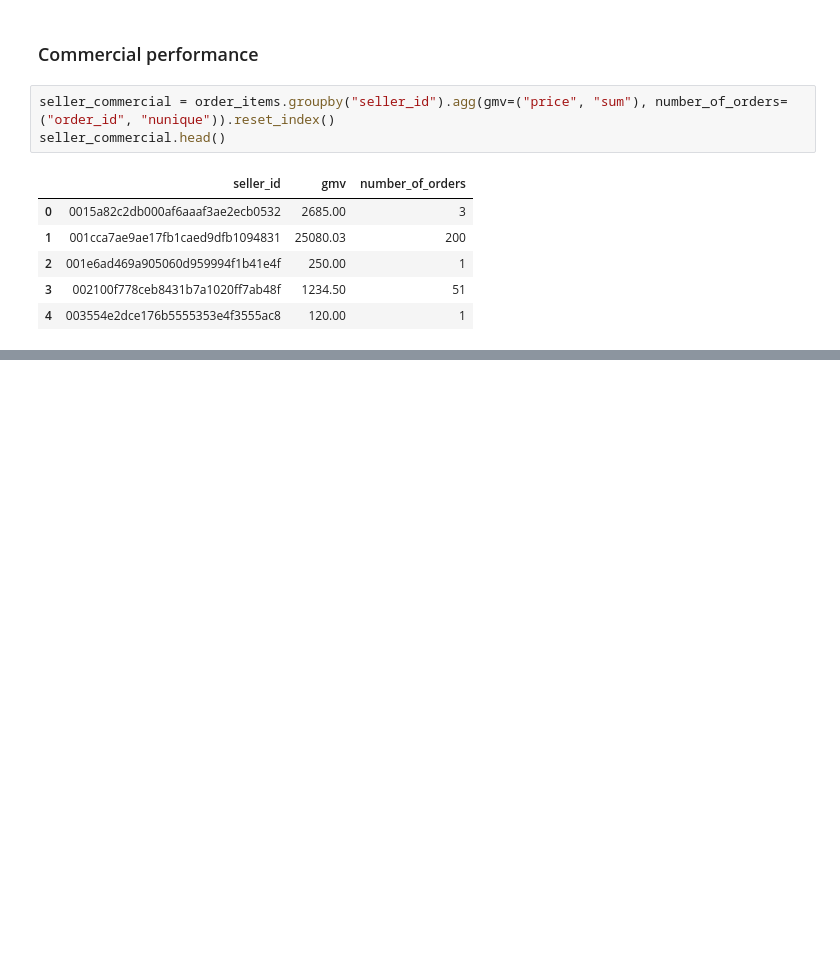
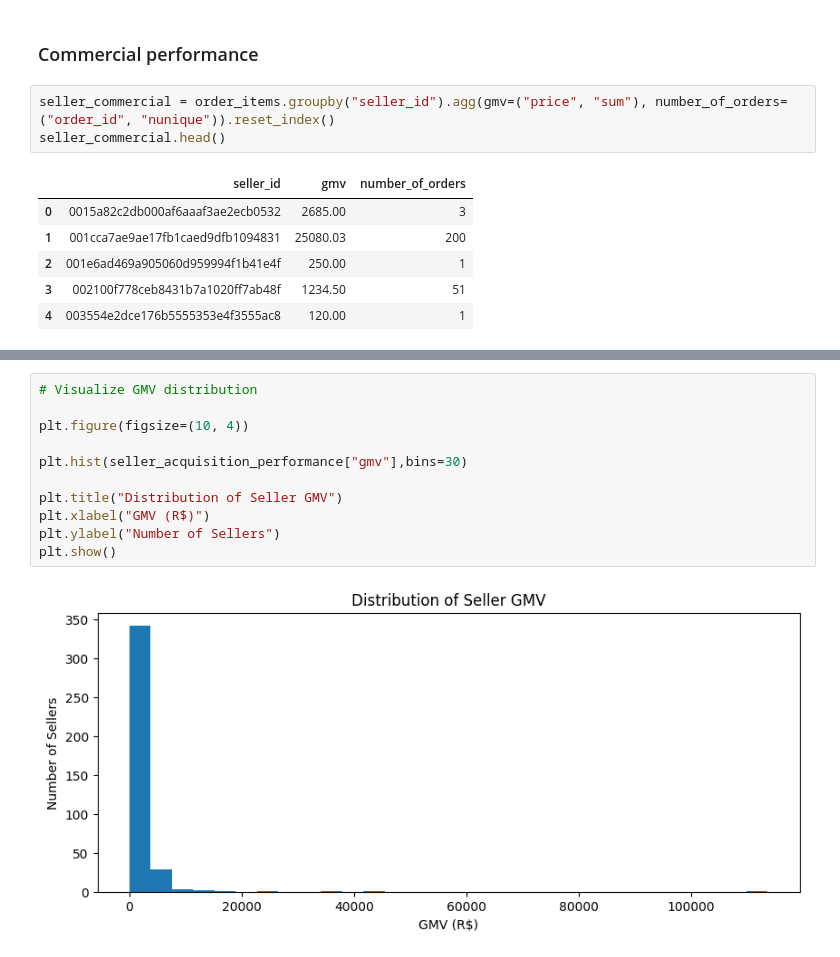
Before and after one commit to estefaniabarrosa/olist-end-to-end-data-analytics, a Jupyter notebook: notebooks/02_eda_business_analysis.ipynb, the cells around one changed output, grey strips where cells are left out. Saved outputs shown, nothing was run; the diff lists cells and outputs as text; blank space fills up the shorter version.

```diff
--- a/notebooks/02_eda_business_analysis.ipynb
+++ b/notebooks/02_eda_business_analysis.ipynb
@@ -195,0 +340,13 @@ seller_commercial.head()
+# %%
+# Visualize GMV distribution
+
+plt.figure(figsize=(10, 4))
+
+plt.hist(seller_acquisition_performance["gmv"],bins=30)
+
+plt.title("Distribution of Seller GMV")
+plt.xlabel("GMV (R$)")
+plt.ylabel("Number of Sellers")
+plt.show()
+# %% [output]
+[figure, added]
```
Also changed, not shown: parts of 65 cells of this notebook, 1 other file.
